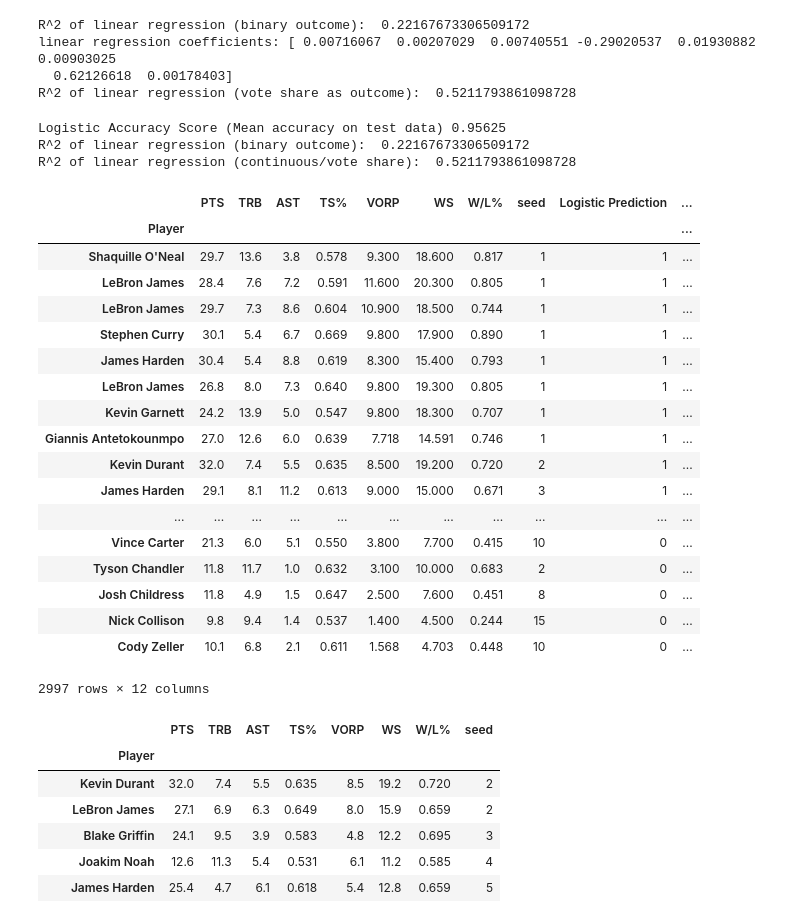
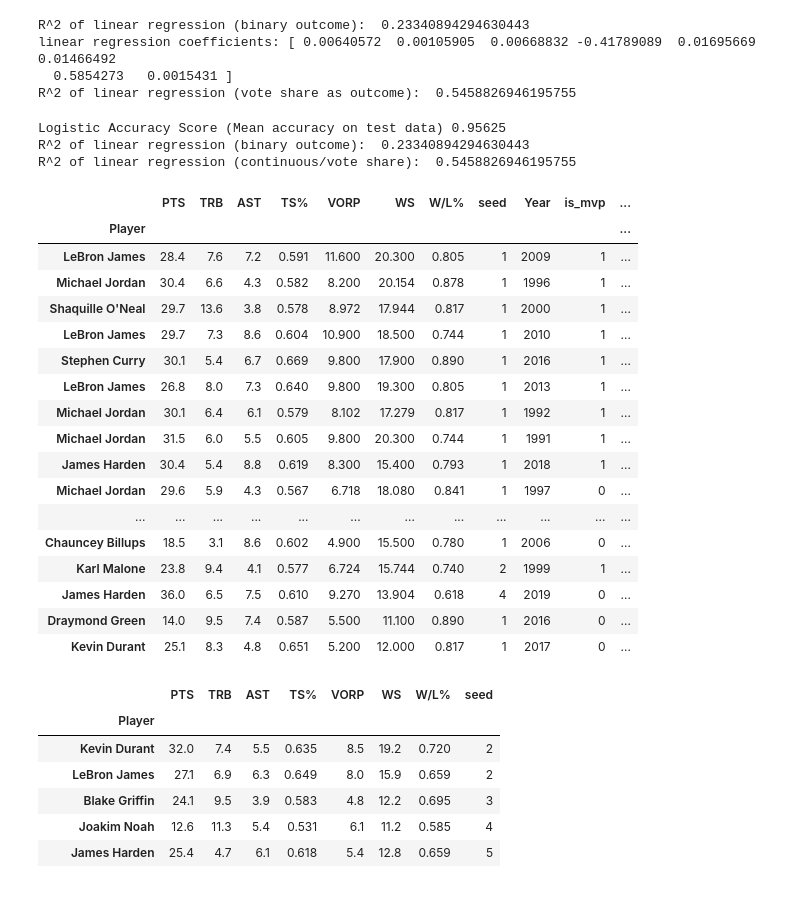
Before and after one commit to yoelferd/NBA-analytics, a Jupyter notebook: third_regressions_and_plots.ipynb, the cells around one changed output. Saved outputs shown, nothing was run; the diff lists cells and outputs as text; code cells hidden in the pictures.

```diff
--- a/third_regressions_and_plots.ipynb
+++ b/third_regressions_and_plots.ipynb
@@ -30,13 +30,13 @@ from sklearn.linear_model import LogisticRegression
 all_data = pd.read_csv("output/full_dataframe.csv").set_index("Player")
 all_data_2000 = pd.read_csv("output/full_df_leaderdata.csv").set_index("Player")
 
-X=all_data[all_data['got_votes']==1]
+X=all_data[all_data['got_votes_mvp']==1]
 X_18 = X[X["Year"]==2014]
-y_18=X_18["Share"]
+y_18=X_18["Share_mvp"]
 X_18=X_18[['PTS','TRB','AST','TS%','VORP','WS','W/L%','seed']]
 X=X[X['Year']!=2019] #remove year that you are predicting
 y=X["is_mvp"]
-y2=X["Share"]
+y2=X["Share_mvp"]
 X=X[['PTS','TRB','AST','TS%','VORP','WS','W/L%','seed']]
 reg = LinearRegression().fit(X, y)
 print ("R^2 of linear regression (binary outcome): ",reg.score(X, y))
@@ -49,58 +49,58 @@ print ("R^2 of linear regression (vote share as outcome): ",linear_share.score(X
 clf = LogisticRegression(C=1e5,random_state=0,solver='lbfgs').fit(X, y)
 #X
 # %% [output]
-R^2 of linear regression (binary outcome):  0.22167673306509172
-linear regression coefficients: [ 0.00716067  0.00207029  0.00740551 -0.29020537  0.01930882  0.00903025
-  0.62126618  0.00178403]
-R^2 of linear regression (vote share as outcome):  0.5211793861098728
+R^2 of linear regression (binary outcome):  0.23340894294630443
+linear regression coefficients: [ 0.00640572  0.00105905  0.00668832 -0.41789089  0.01695669  0.01466492
+  0.5854273   0.0015431 ]
+R^2 of linear regression (vote share as outcome):  0.5458826946195755
 # %%
 #2019 results
 #Linear regression prediction of Share
-final_df=all_data[all_data['Year']>=2000]
+final_df=all_data[all_data['Year']>=1988]
 
+final_df_y = final_df[['PTS', 'TRB', 'AST', 'TS%', 'VORP', 'WS', 'W/L%', 'seed','Year','is_mvp']]
 final_df = final_df[['PTS', 'TRB', 'AST', 'TS%', 'VORP', 'WS', 'W/L%', 'seed']]
 
 binary_linear_predictions = reg.predict(final_df).tolist()
 continuous_linear_predictions = linear_share.predict(final_df).tolist()
 
 #Logistic Regression Prediction of MVP (binary)
 logistic_probs = clf.predict_proba(final_df)[:,1]
 print("Logistic Accuracy Score (Mean accuracy on test data)",clf.score(X, y))
 print ("R^2 of linear regression (binary outcome): ",reg.score(X, y))
 print ("R^2 of linear regression (continuous/vote share): ",linear_share.score(X,y2))
-outcome_df = final_df[['PTS', 'TRB', 'AST', 'TS%', 'VORP', 'WS', 'W/L%', 'seed']]
+outcome_df = final_df_y
 outcome_df['Logistic Prediction']=(clf.predict(final_df))
 outcome_df['Logistic Probability (%)']=logistic_probs.astype('float')
-outcome_df['Linear Prediction-Binary Outcome'] = binary_linear_predictions
-outcome_df['Linear Prediction-Continuous Outcome (Vote Share)'] = continuous_linear_predictions
+#outcome_df['Linear Prediction-Binary Outcome'] = binary_linear_predictions
+#outcome_df['Linear Prediction-Continuous Outcome (Vote Share)'] = continuous_linear_predictions
 outcome_df["Logistic Probability (%)"]=outcome_df["Logistic Probability (%)"].astype(str)
 outcome_df["Logistic Probability (%)"]=outcome_df["Logistic Probability (%)"].astype(float)
 outcome_df=outcome_df.round(3)
 outcome_df=outcome_df.sort_values('Logistic Probability (%)',ascending=False)
-outcome_df
+outcome_df[:60]
 # %% [output]
 Logistic Accuracy Score (Mean accuracy on test data) 0.95625
-R^2 of linear regression (binary outcome):  0.22167673306509172
-R^2 of linear regression (continuous/vote share):  0.5211793861098728
+R^2 of linear regression (binary outcome):  0.23340894294630443
+R^2 of linear regression (continuous/vote share):  0.5458826946195755
-|  | PTS | TRB | AST | TS% | VORP | WS | W/L% | seed | Logistic Prediction | ... |
-| Player |  |  |  |  |  |  |  |  |  | ... |
-| Shaquille O'Neal | 29.7 | 13.6 | 3.8 | 0.578 | 9.300 | 18.600 | 0.817 | 1 | 1 | ... |
-| LeBron James | 28.4 | 7.6 | 7.2 | 0.591 | 11.600 | 20.300 | 0.805 | 1 | 1 | ... |
-| LeBron James | 29.7 | 7.3 | 8.6 | 0.604 | 10.900 | 18.500 | 0.744 | 1 | 1 | ... |
-| Stephen Curry | 30.1 | 5.4 | 6.7 | 0.669 | 9.800 | 17.900 | 0.890 | 1 | 1 | ... |
-| James Harden | 30.4 | 5.4 | 8.8 | 0.619 | 8.300 | 15.400 | 0.793 | 1 | 1 | ... |
-| LeBron James | 26.8 | 8.0 | 7.3 | 0.640 | 9.800 | 19.300 | 0.805 | 1 | 1 | ... |
-| Kevin Garnett | 24.2 | 13.9 | 5.0 | 0.547 | 9.800 | 18.300 | 0.707 | 1 | 1 | ... |
-| Giannis Antetokounmpo | 27.0 | 12.6 | 6.0 | 0.639 | 7.718 | 14.591 | 0.746 | 1 | 1 | ... |
-| Kevin Durant | 32.0 | 7.4 | 5.5 | 0.635 | 8.500 | 19.200 | 0.720 | 2 | 1 | ... |
-| James Harden | 29.1 | 8.1 | 11.2 | 0.613 | 9.000 | 15.000 | 0.671 | 3 | 1 | ... |
-| ... | ... | ... | ... | ... | ... | ... | ... | ... | ... | ... |
-| Vince Carter | 21.3 | 6.0 | 5.1 | 0.550 | 3.800 | 7.700 | 0.415 | 10 | 0 | ... |
-| Tyson Chandler | 11.8 | 11.7 | 1.0 | 0.632 | 3.100 | 10.000 | 0.683 | 2 | 0 | ... |
-| Josh Childress | 11.8 | 4.9 | 1.5 | 0.647 | 2.500 | 7.600 | 0.451 | 8 | 0 | ... |
-| Nick Collison | 9.8 | 9.4 | 1.4 | 0.537 | 1.400 | 4.500 | 0.244 | 15 | 0 | ... |
-| Cody Zeller | 10.1 | 6.8 | 2.1 | 0.611 | 1.568 | 4.703 | 0.448 | 10 | 0 | ... |
+|  | PTS | TRB | AST | TS% | VORP | WS | W/L% | seed | Year | is_mvp | ... |
+| Player |  |  |  |  |  |  |  |  |  |  | ... |
+| LeBron James | 28.4 | 7.6 | 7.2 | 0.591 | 11.600 | 20.300 | 0.805 | 1 | 2009 | 1 | ... |
+| Michael Jordan | 30.4 | 6.6 | 4.3 | 0.582 | 8.200 | 20.154 | 0.878 | 1 | 1996 | 1 | ... |
+| Shaquille O'Neal | 29.7 | 13.6 | 3.8 | 0.578 | 8.972 | 17.944 | 0.817 | 1 | 2000 | 1 | ... |
+| LeBron James | 29.7 | 7.3 | 8.6 | 0.604 | 10.900 | 18.500 | 0.744 | 1 | 2010 | 1 | ... |
+| Stephen Curry | 30.1 | 5.4 | 6.7 | 0.669 | 9.800 | 17.900 | 0.890 | 1 | 2016 | 1 | ... |
+| LeBron James | 26.8 | 8.0 | 7.3 | 0.640 | 9.800 | 19.300 | 0.805 | 1 | 2013 | 1 | ... |
+| Michael Jordan | 30.1 | 6.4 | 6.1 | 0.579 | 8.102 | 17.279 | 0.817 | 1 | 1992 | 1 | ... |
+| Michael Jordan | 31.5 | 6.0 | 5.5 | 0.605 | 9.800 | 20.300 | 0.744 | 1 | 1991 | 1 | ... |
+| James Harden | 30.4 | 5.4 | 8.8 | 0.619 | 8.300 | 15.400 | 0.793 | 1 | 2018 | 1 | ... |
+| Michael Jordan | 29.6 | 5.9 | 4.3 | 0.567 | 6.718 | 18.080 | 0.841 | 1 | 1997 | 0 | ... |
+| ... | ... | ... | ... | ... | ... | ... | ... | ... | ... | ... | ... |
+| Chauncey Billups | 18.5 | 3.1 | 8.6 | 0.602 | 4.900 | 15.500 | 0.780 | 1 | 2006 | 0 | ... |
+| Karl Malone | 23.8 | 9.4 | 4.1 | 0.577 | 6.724 | 15.744 | 0.740 | 2 | 1999 | 1 | ... |
+| James Harden | 36.0 | 6.5 | 7.5 | 0.610 | 9.270 | 13.904 | 0.618 | 4 | 2019 | 0 | ... |
+| Draymond Green | 14.0 | 9.5 | 7.4 | 0.587 | 5.500 | 11.100 | 0.890 | 1 | 2016 | 0 | ... |
+| Kevin Durant | 25.1 | 8.3 | 4.8 | 0.651 | 5.200 | 12.000 | 0.817 | 1 | 2017 | 0 | ... |
-2997 rows × 12 columns
 # %%
 X_18
 # %% [output]
```
Also changed, not shown: parts of 5 cells of this notebook.
